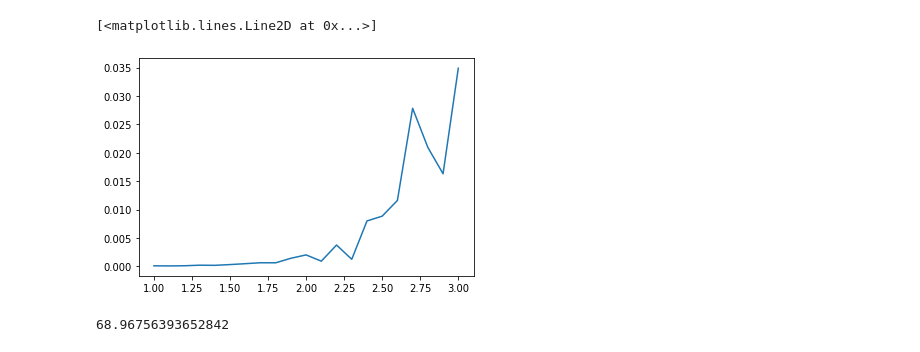
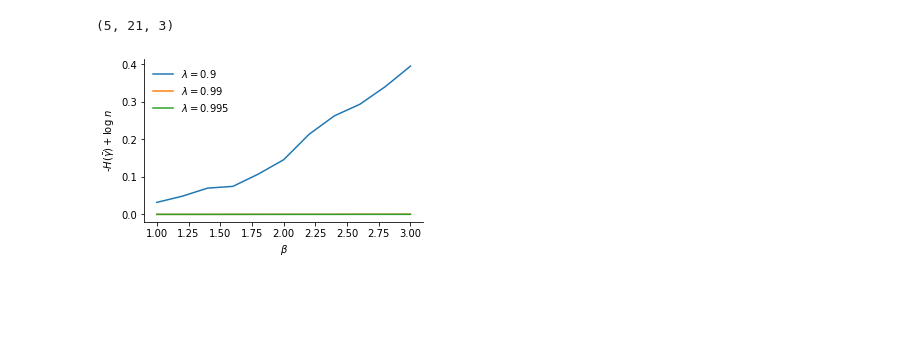
Before and after one commit to PhilChodrow/prestige_reinforcement, a Jupyter notebook: descriptives.ipynb, the cells around one changed output. Saved outputs shown, nothing was run; the diff lists cells and outputs as text; code cells hidden in the pictures; blank space fills up the shorter version.

```diff
--- a/descriptives.ipynb
+++ b/descriptives.ipynb
@@ -121,9 +153,43 @@ for i in range(n):
-# %%
-plt.plot(BETAS, np.var(R_, axis = 1))
-# %% [output]
-[<matplotlib.lines.Line2D at 0x...>]
-[figure, removed]
-# %%
-np.log(1/2)/np.log(.99)
-# %% [output]
-68.96756393652842
+# %%
+R.shape
+# %% [output]
+(5, 21, 3)
+# %%
+# computation for order parameter viz, may take a while
+
+BETAS = np.linspace(1, 3, 51)
+n = 3
+n_rounds = 10000
+n_epochs = 20
+update_interval = 10
+LAMBDA = [.9, 0.99, 0.995, 0.999]
+
+R_ = {lam: rank_experiment_suite(n, n_rounds, n_epochs, update_interval, lam, BETAS) for lam in LAMBDA}
+# %%
+import pickle
+with open('fig/order_parameter.pickle', 'wb') as f:
+    pickle.dump(R_, f)
+
+with open('fig/order_parameter.pickle', 'rb') as f:
+    R_ = pickle.load(f)
+# %%
+fig = plt.figure(figsize = (5, 3))
+ax = fig.add_subplot(111)
+
+def entropy(R):
+    return((-R*np.log(R)).sum(axis = 1))
+
+for lam in LAMBDA:
+    ax.plot(BETAS, -entropy(R_[lam]) + np.log(3), label = r'$\lambda = $' + str(lam))
+
+for pos in ['right', 'top']:
+    ax.spines[pos].set_visible(False)
+
+plt.legend(frameon = False)
+
+ax.set(xlabel = r'$\beta$',
+       ylabel = r'-$H(\bar{\gamma}) + \log \;n$')
+
+plt.savefig('fig/order_parameter.png', dpi = 300)
+# %% [output]
+[figure, added]
```
Also changed, not shown: parts of 5 cells of this notebook, 1 other file.
